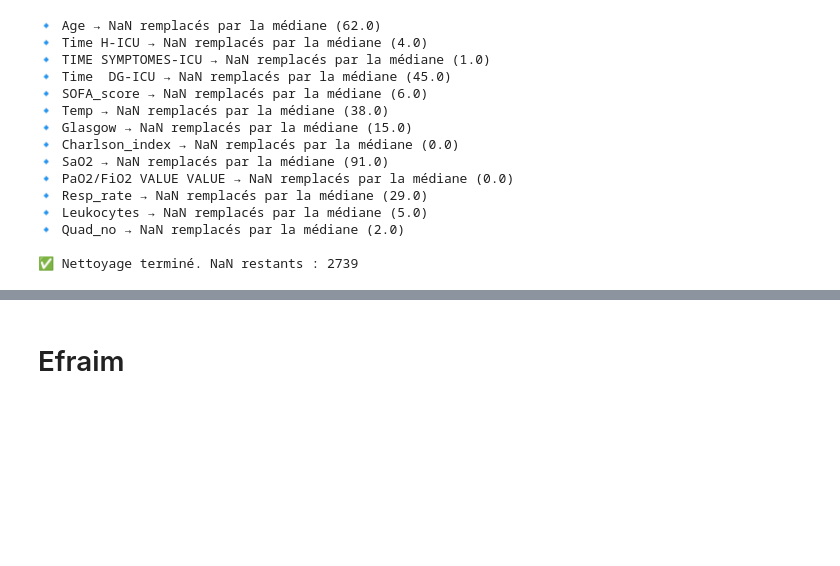
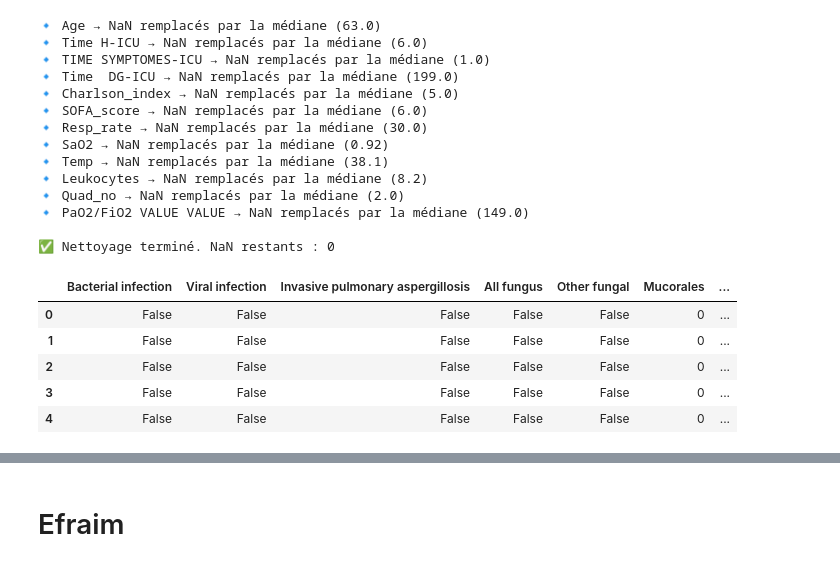
Before and after one commit to Romain-Forte/respiratory_diagnostics, a Jupyter notebook: bazea_dataset.ipynb, the cells around one changed output, grey strips where cells are left out. Saved outputs shown, nothing was run; the diff lists cells and outputs as text; code cells hidden in the pictures; blank space fills up the shorter version.

```diff
--- a/bazea_dataset.ipynb
+++ b/bazea_dataset.ipynb
@@ -24,7 +43,7 @@ features_etiology = df_groh[feature_lists["features_etiology"]]
 features_death = df_groh[feature_lists["death"]]
 # print(features_grroh.columns)
 # %%
-
+from utils.data_quality import nettoyer_lignes_vides
 from utils.feature_transformer import transform_features
 sys.modules.pop('utils.utils_grroh',None)
 from utils.utils_grroh import construire_mapping_renommage,format_to_efraim,ensure_float_clip
@@ -42,7 +61,6 @@ L_fill_mediane = ["Age"	,
                   "Time  DG-ICU",
                   "SOFA_score",
                   "Temp",
-                  "Glasgow",
                   "Charlson_index",
                   "SaO2",
                   "PaO2/FiO2 VALUE VALUE",
@@ -51,25 +69,44 @@ L_fill_mediane = ["Age"	,
                   "Quad_no"]
 strategie_fill_nan = {
     col: "median" if col in L_fill_mediane else "zero"
-    for col in L_fill_mediane
+    for col in df_renomme.columns
 }
 grroh_clean = nettoyer_nan_par_colonne(df_renomme,strategie_fill_nan)
 grroh_clean["Hem_mal"]  = grroh_clean["Hem_mal"] .fillna(0)
 grroh_clean_transform = transform_features(grroh_clean)
 grroh_clean_transform = grroh_clean_transform.drop(columns=['Leukocytes'])
+# Enlever les non diag
+L_diag = ['Bacterial infection', 'Viral infection',
+'Invasive pulmonary aspergillosis', 'All fungus', 'Other fungal',
+'Mucorales', 'Pneumocystis jirovecii infection',
+'Cardiogenic pulmonary oedema', 'Disease-related infiltrates',
+'Drug toxicity related', 'Other infection',
+'Other non infectious causes']
+grroh_diag = grroh_clean_transform[L_diag]
+
+# grroh_diag,index_a_drop = nettoyer_lignes_vides(grroh_diag)
+# grroh_features = grroh_clean_transform.drop(index=index_a_drop)
 # %% [output]
-🔹 Age → NaN remplacés par la médiane (62.0)
-🔹 Time H-ICU → NaN remplacés par la médiane (4.0)
+🔹 Age → NaN remplacés par la médiane (63.0)
+🔹 Time H-ICU → NaN remplacés par la médiane (6.0)
 🔹 TIME SYMPTOMES-ICU → NaN remplacés par la médiane (1.0)
-🔹 Time  DG-ICU → NaN remplacés par la médiane (45.0)
+🔹 Time  DG-ICU → NaN remplacés par la médiane (199.0)
+🔹 Charlson_index → NaN remplacés par la médiane (5.0)
 🔹 SOFA_score → NaN remplacés par la médiane (6.0)
-🔹 Temp → NaN remplacés par la médiane (38.0)
-🔹 Glasgow → NaN remplacés par la médiane (15.0)
-🔹 Charlson_index → NaN remplacés par la médiane (0.0)
-🔹 SaO2 → NaN remplacés par la médiane (91.0)
-🔹 PaO2/FiO2 VALUE VALUE → NaN remplacés par la médiane (0.0)
-🔹 Resp_rate → NaN remplacés par la médiane (29.0)
-🔹 Leukocytes → NaN remplacés par la médiane (5.0)
+🔹 Resp_rate → NaN remplacés par la médiane (30.0)
+🔹 SaO2 → NaN remplacés par la médiane (0.92)
+🔹 Temp → NaN remplacés par la médiane (38.1)
+🔹 Leukocytes → NaN remplacés par la médiane (8.2)
 🔹 Quad_no → NaN remplacés par la médiane (2.0)
+🔹 PaO2/FiO2 VALUE VALUE → NaN remplacés par la médiane (149.0)
 
-✅ Nettoyage terminé. NaN restants : 2739
+✅ Nettoyage terminé. NaN restants : 0
+# %%
+grroh_diag.head()
+# %% [output]
+|  | Bacterial infection | Viral infection | Invasive pulmonary aspergillosis | All fungus | Other fungal | Mucorales | ... |
+| 0 | False | False | False | False | False | 0 | ... |
+| 1 | False | False | False | False | False | 0 | ... |
+| 2 | False | False | False | False | False | 0 | ... |
+| 3 | False | False | False | False | False | 0 | ... |
+| 4 | False | False | False | False | False | 0 | ... |
```
Also changed, not shown: parts of 19 cells of this notebook, 10 other files.
